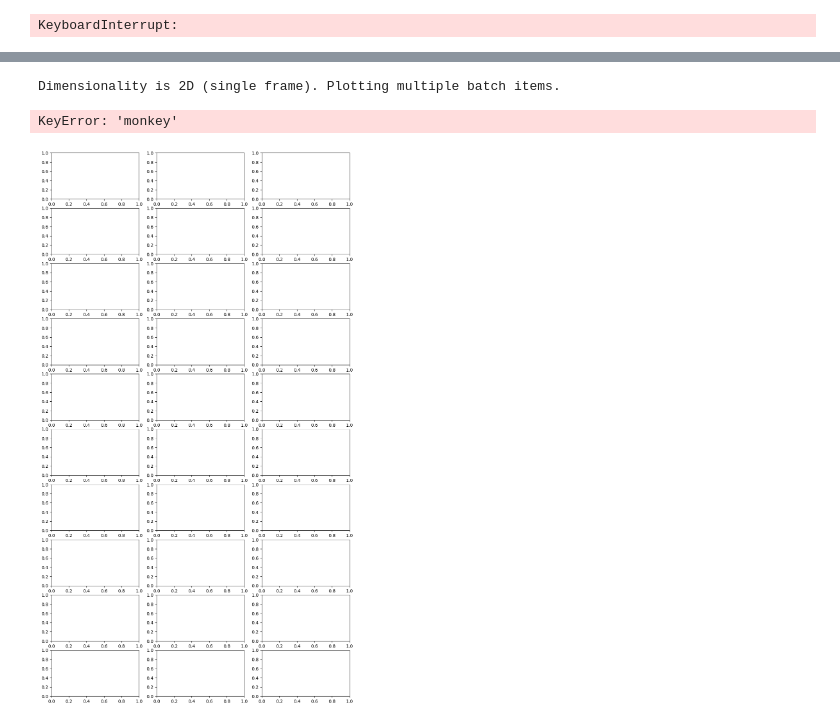
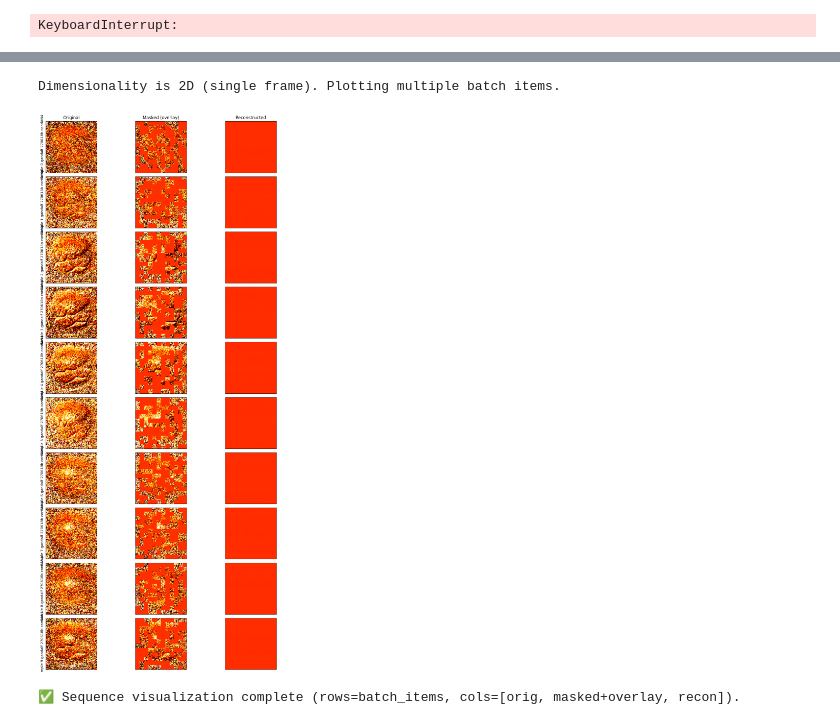
Before and after one commit to ossnat/VSD_foundation_model, a Jupyter notebook: scripts/VideoMAE_2D_Training_Notebook.ipynb, the cells around one changed output, grey strips where cells are left out. Drawn from its saved outputs; the diff is of its cells as text; code cells hidden in the pictures.

Commit message:
Added monkey name, date and condition

```diff
--- a/scripts/VideoMAE_2D_Training_Notebook.ipynb
+++ b/scripts/VideoMAE_2D_Training_Notebook.ipynb
@@ -341,7 +316,8 @@ def get_reconstruction(model, batch):
 # Fetch a validation batch and reconstruct
 model.eval()
 val_sample = next(iter(val_loader))
-val_sample = {k: v.to(device) for k, v in val_sample.items()}
+val_sample = {k: v.to(device) if torch.is_tensor(v) else v
+                             for k, v in val_sample.items()}
 reconstruction, mask, original, masked = get_reconstruction(model, val_sample)
 
 # Determine dimensionality
@@ -361,9 +337,9 @@ if original.ndim == 4:  # 2D case: (B,C,H,W) - plot multiple batch items
         axes = np.array([axes]) # Ensure axes is 2D even for single row
 
     for b_idx in range(num_items):
-        monkey = val_sample['monkey'][b_idx].cpu().numpy()
-        date = val_sample['date'][b_idx].cpu().numpy()
-        condition = val_sample['condition'][b_idx].cpu().numpy()
+        monkey = val_sample['monkey'][b_idx]
+        date = val_sample['date'][b_idx]
+        condition = val_sample['condition'][b_idx]
 
         # Original
         axes[b_idx, 0].imshow(original[b_idx, 0].cpu().numpy(), cmap='hot', vmin=vmin, vmax=vmax)
@@ -427,35 +403,35 @@ else:  # 3D case: (B,C,T,H,W) - plot first batch item over time
         axes[t, 0].set_xticks([]); axes[t, 0].set_yticks([])
         if t == 0:
             axes[t, 0].set_title('Original')
 
         # Masked + overlay
         im = axes[t, 1].imshow(masked_frames[t].cpu().numpy() if torch.is_tensor(masked_frames[t]) else masked_frames[t], cmap='hot', vmin=vmin, vmax=vmax)
         m = mask_frames[t].cpu().numpy() if torch.is_tensor(mask_frames[t]) else mask_frames[t]
         # Check if mask_frame needs interpolation (e.g., if mask is patch-based and smaller than image)
         if m.shape != masked_frames[t].shape:
             m_tensor = torch.from_numpy(m).unsqueeze(0).unsqueeze(0) # (1,1,H_mask,W_mask)
             m = F.interpolate(m_tensor, size=masked_frames[t].shape, mode='nearest').squeeze().numpy()
         overlay = np.zeros((m.shape[0], m.shape[1], 4), dtype=np.float32) # Use new m shape
         overlay[..., 0] = 1.0
         overlay[..., 3] = 0.3 * (1.0 - m)  # red where masked
         axes[t, 1].imshow(overlay)
         axes[t, 1].set_xticks([]); axes[t, 1].set_yticks([])
         if t == 0:
             axes[t, 1].set_title('Masked (overlay)')
 
         # Reconstructed
         axes[t, 2].imshow(recon_frames[t].cpu().numpy() if torch.is_tensor(recon_frames[t]) else recon_frames[t], cmap='hot', vmin=vmin, vmax=vmax)
         axes[t, 2].set_xticks([]); axes[t, 2].set_yticks([])
         if t == 0:
             axes[t, 2].set_title('Reconstructed')
 
     plt.tight_layout()
     plt.show()
     print("✅ Sequence visualization complete (rows=time, cols=[orig, masked+overlay, recon]).")
 # %% [output]
 Dimensionality is 2D (single frame). Plotting multiple batch items.
+[figure, new version]
-KeyError: 'monkey'
+✅ Sequence visualization complete (rows=batch_items, cols=[orig, masked+overlay, recon]).
-[figure, old version]
 # %%
 import numpy as np
 import matplotlib.pyplot as plt
```
Also changed, not shown: parts of 3 cells of this notebook.
